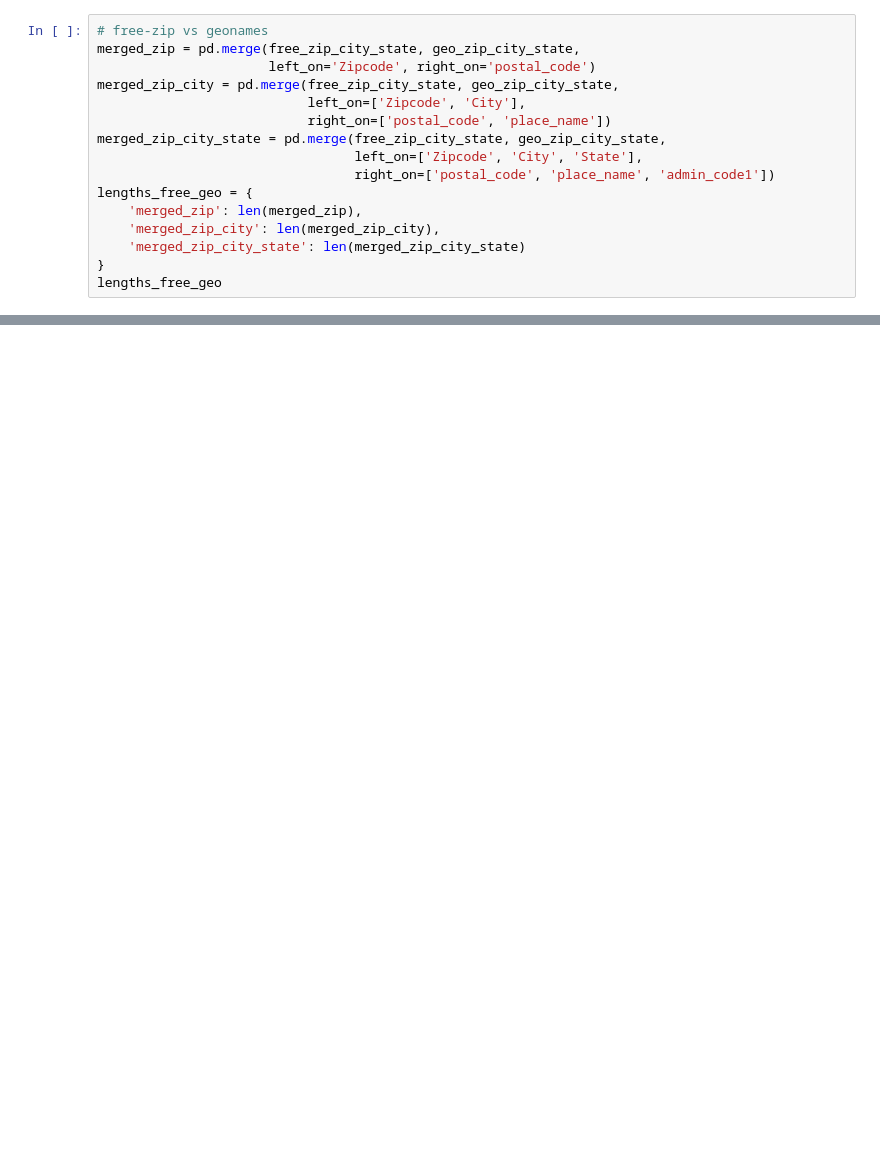
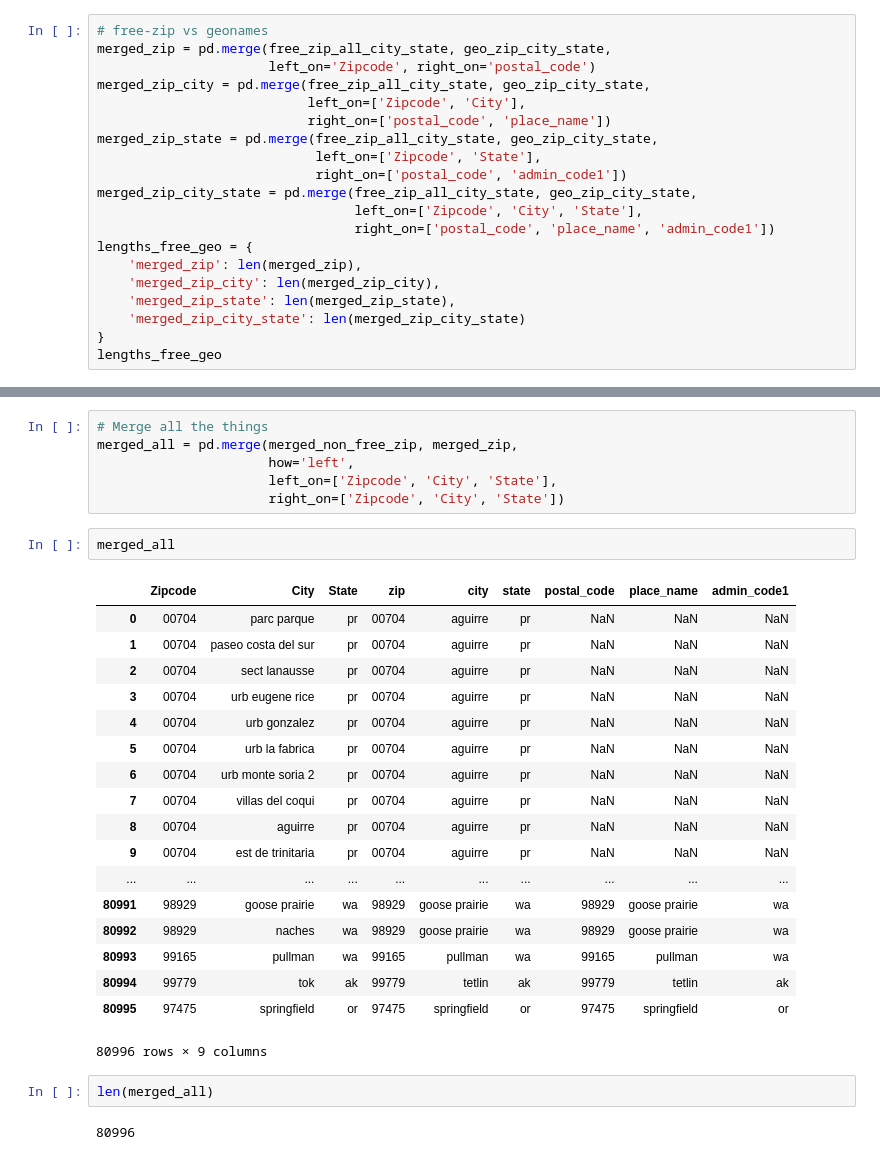
Before and after one commit to wrobstory/zipwhich, a Jupyter notebook: ZipComparo.ipynb, the cells around one changed output, grey strips where cells are left out. Drawn from its saved outputs; the diff is of its cells as text; blank space fills up the shorter version.

```diff
--- a/ZipComparo.ipynb
+++ b/ZipComparo.ipynb
@@ -61,17 +65,21 @@ free_zip_city_state = free_zip_db[['Zipcode', 'City', 'State']]
 noncensus_city_state = noncensus[['zip', 'city', 'state']]
 # %%
 # free-zip vs geonames
-merged_zip = pd.merge(free_zip_city_state, geo_zip_city_state,
+merged_zip = pd.merge(free_zip_all_city_state, geo_zip_city_state,
                       left_on='Zipcode', right_on='postal_code')
-merged_zip_city = pd.merge(free_zip_city_state, geo_zip_city_state,
+merged_zip_city = pd.merge(free_zip_all_city_state, geo_zip_city_state,
                            left_on=['Zipcode', 'City'],
                            right_on=['postal_code', 'place_name'])
-merged_zip_city_state = pd.merge(free_zip_city_state, geo_zip_city_state,
+merged_zip_state = pd.merge(free_zip_all_city_state, geo_zip_city_state,
+                            left_on=['Zipcode', 'State'],
+                            right_on=['postal_code', 'admin_code1'])
+merged_zip_city_state = pd.merge(free_zip_all_city_state, geo_zip_city_state,
                                  left_on=['Zipcode', 'City', 'State'],
                                  right_on=['postal_code', 'place_name', 'admin_code1'])
 lengths_free_geo = {
     'merged_zip': len(merged_zip),
     'merged_zip_city': len(merged_zip_city),
+    'merged_zip_state': len(merged_zip_state),
     'merged_zip_city_state': len(merged_zip_city_state)
 }
 lengths_free_geo
@@ -141,0 +176,31 @@ conflicting_non_free
+# %%
+# Merge all the things
+merged_all = pd.merge(merged_non_free_zip, merged_zip,
+                      how='left',
+                      left_on=['Zipcode', 'City', 'State'],
+                      right_on=['Zipcode', 'City', 'State'])
+# %%
+merged_all
+# %% [output]
+|  | Zipcode | City | State | zip | city | state | postal_code | place_name | admin_code1 |
+| 0 | 00704 | parc parque | pr | 00704 | aguirre | pr | NaN | NaN | NaN |
+| 1 | 00704 | paseo costa del sur | pr | 00704 | aguirre | pr | NaN | NaN | NaN |
+| 2 | 00704 | sect lanausse | pr | 00704 | aguirre | pr | NaN | NaN | NaN |
+| 3 | 00704 | urb eugene rice | pr | 00704 | aguirre | pr | NaN | NaN | NaN |
+| 4 | 00704 | urb gonzalez | pr | 00704 | aguirre | pr | NaN | NaN | NaN |
+| 5 | 00704 | urb la fabrica | pr | 00704 | aguirre | pr | NaN | NaN | NaN |
+| 6 | 00704 | urb monte soria 2 | pr | 00704 | aguirre | pr | NaN | NaN | NaN |
+| 7 | 00704 | villas del coqui | pr | 00704 | aguirre | pr | NaN | NaN | NaN |
+| 8 | 00704 | aguirre | pr | 00704 | aguirre | pr | NaN | NaN | NaN |
+| 9 | 00704 | est de trinitaria | pr | 00704 | aguirre | pr | NaN | NaN | NaN |
+| ... | ... | ... | ... | ... | ... | ... | ... | ... | ... |
+| 80991 | 98929 | goose prairie | wa | 98929 | goose prairie | wa | 98929 | goose prairie | wa |
+| 80992 | 98929 | naches | wa | 98929 | goose prairie | wa | 98929 | goose prairie | wa |
+| 80993 | 99165 | pullman | wa | 99165 | pullman | wa | 99165 | pullman | wa |
+| 80994 | 99779 | tok | ak | 99779 | tetlin | ak | 99779 | tetlin | ak |
+| 80995 | 97475 | springfield | or | 97475 | springfield | or | 97475 | springfield | or |
+80996 rows × 9 columns
+# %%
+len(merged_all)
+# %% [output]
+80996
```
Also changed, not shown: parts of 13 cells of this notebook, 1 other file.
